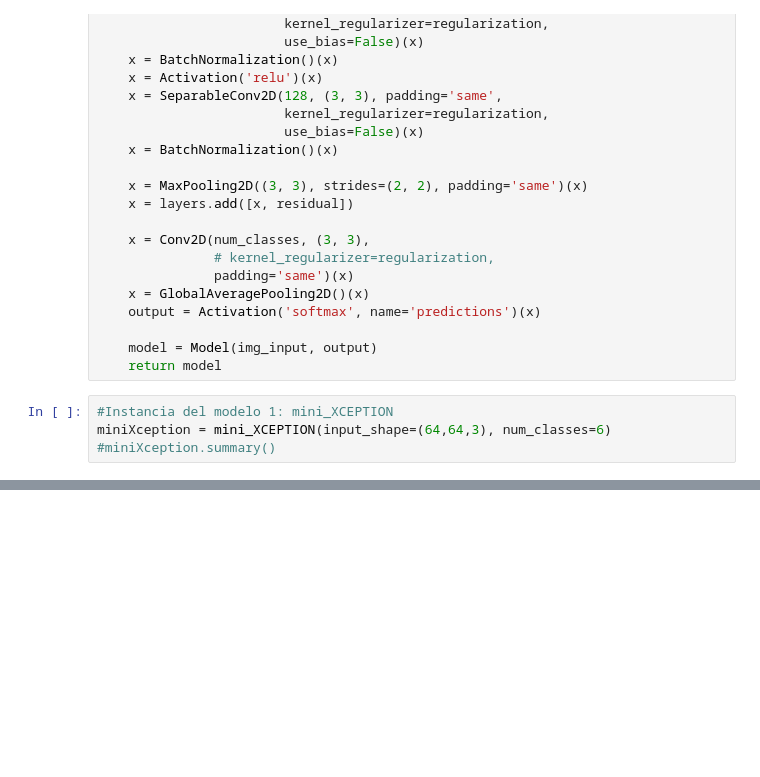
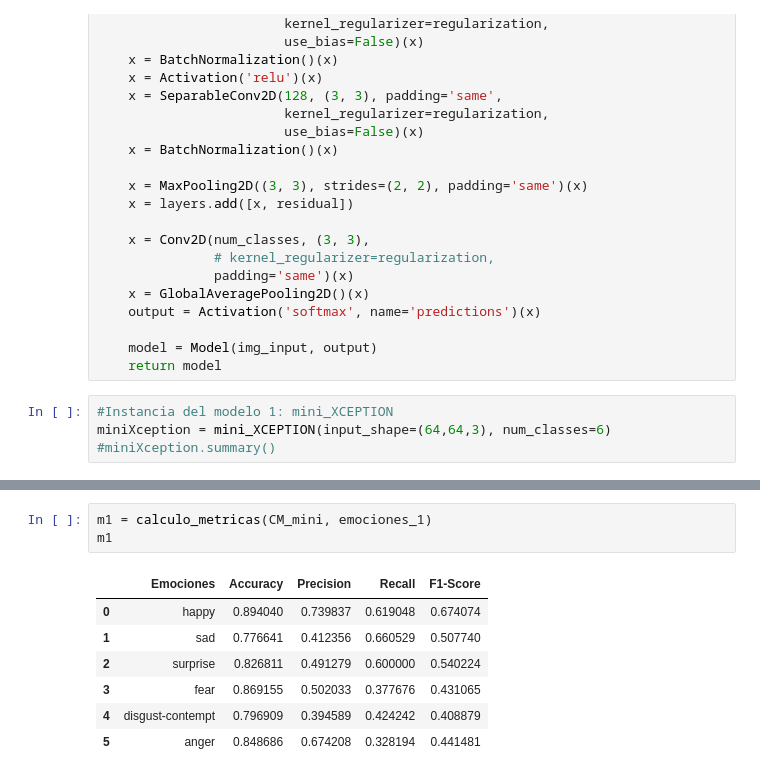
Before and after one commit to JBalbuenaG/proyecto_DL, a Jupyter notebook: Pruebas AffectNet/4_Affectnet_MiniXception.ipynb, the cells around one changed output, grey strips where cells are left out. Cells and saved outputs as stored; diff of their text form; blank space fills up the shorter version.

```diff
--- a/Pruebas AffectNet/4_Affectnet_MiniXception.ipynb
+++ b/Pruebas AffectNet/4_Affectnet_MiniXception.ipynb
@@ -182,0 +310,11 @@ Epoch 4/5
+# %%
+m1 = calculo_metricas(CM_mini, emociones_1)
+m1
+# %% [output]
+|  | Emociones | Accuracy | Precision | Recall | F1-Score |
+| 0 | happy | 0.894040 | 0.739837 | 0.619048 | 0.674074 |
+| 1 | sad | 0.776641 | 0.412356 | 0.660529 | 0.507740 |
+| 2 | surprise | 0.826811 | 0.491279 | 0.600000 | 0.540224 |
+| 3 | fear | 0.869155 | 0.502033 | 0.377676 | 0.431065 |
+| 4 | disgust-contempt | 0.796909 | 0.394589 | 0.424242 | 0.408879 |
+| 5 | anger | 0.848686 | 0.674208 | 0.328194 | 0.441481 |
```
Also changed, not shown: parts of 8 cells of this notebook, 1 other file.
